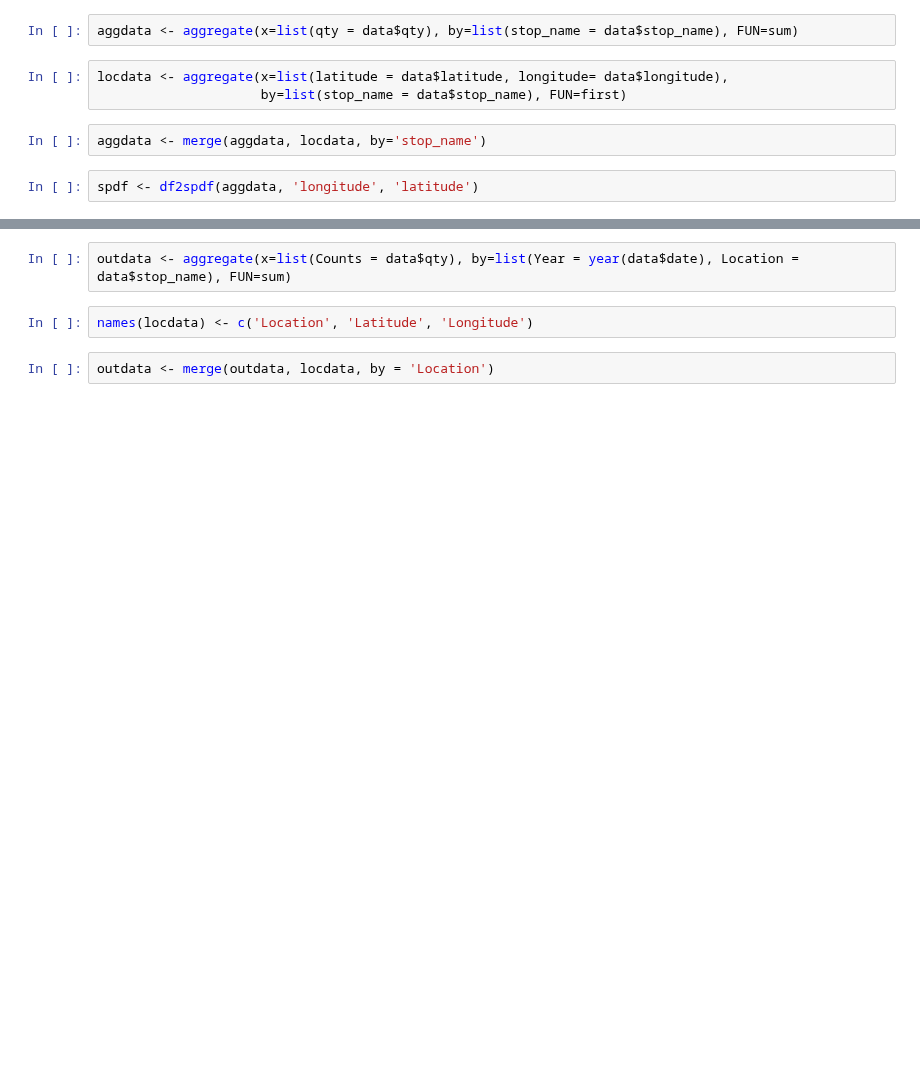
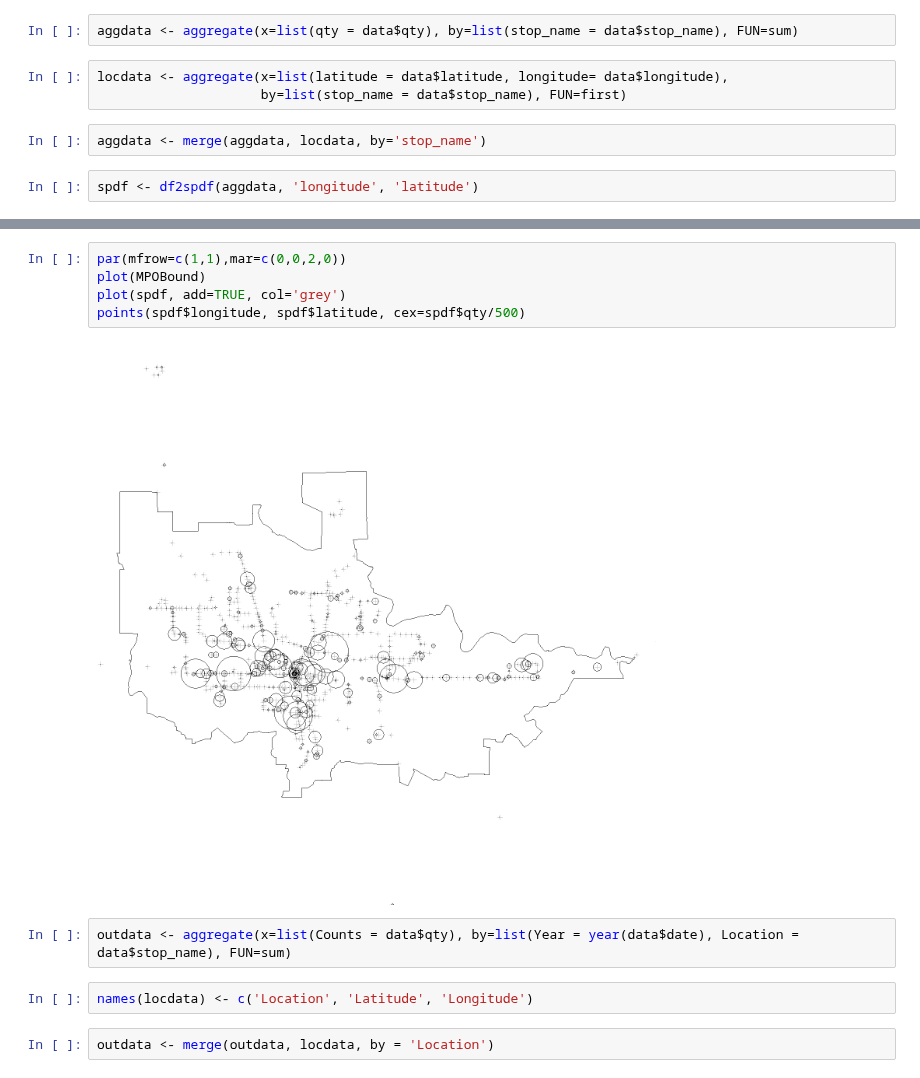
Before and after one commit to dongmeic/BikeCounting, a Jupyter notebook: BikeCounts/Explore_Bikes_On_Buses.ipynb, the cells around one changed output, grey strips where cells are left out. Drawn from its saved outputs; the diff is of its cells as text; blank space fills up the shorter version.

```diff
--- a/BikeCounts/Explore_Bikes_On_Buses.ipynb
+++ b/BikeCounts/Explore_Bikes_On_Buses.ipynb
@@ -138,3 +140,10 @@ points(spdf$longitude, spdf$latitude, cex=spdf$qty/2000)
+# %%
+par(mfrow=c(1,1),mar=c(0,0,2,0))
+plot(MPOBound)
+plot(spdf, add=TRUE, col='grey')
+points(spdf$longitude, spdf$latitude, cex=spdf$qty/500)
+# %% [output]
+[figure, added]
 # %%
 outdata <- aggregate(x=list(Counts = data$qty), by=list(Year = year(data$date), Location = data$stop_name), FUN=sum)
 # %%
```
Also changed, not shown: parts of 3 cells of this notebook.
